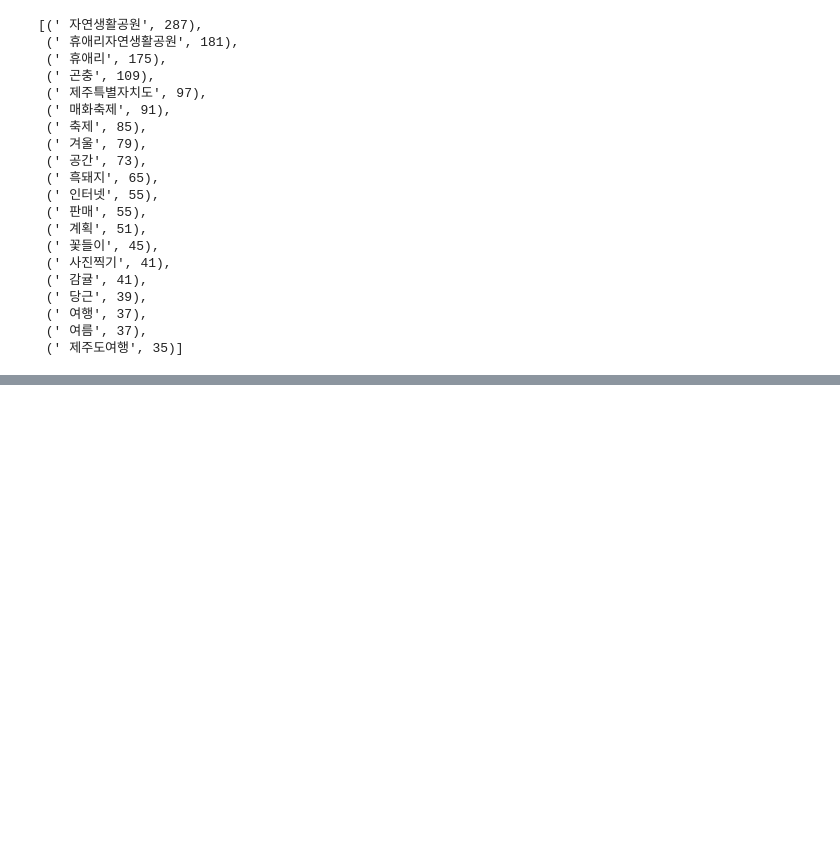
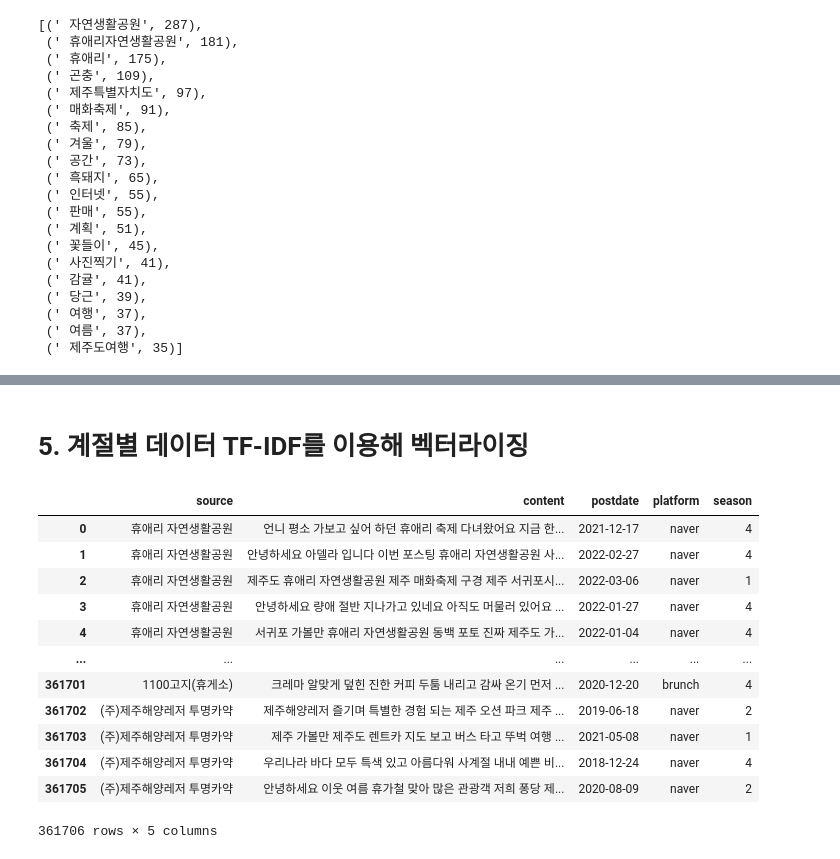
Before and after one commit to ukjinlee66/jeju_tourist_recommend, a Jupyter notebook: analysis/keybert_keyword.ipynb, the cells around one changed output, grey strips where cells are left out. Saved outputs shown, nothing was run; the diff lists cells and outputs as text; code cells hidden in the pictures; blank space fills up the shorter version.

```diff
--- a/analysis/keybert_keyword.ipynb
+++ b/analysis/keybert_keyword.ipynb
@@ -205,7 +201,7 @@ for i,doc in enumerate(doc_list):
 
 
     tokenized_doc = okt.pos(doc)
-    stop_word = ['있는','있고','있으니','입니다.','이렇게','있을']
+    stop_word = ['있는','있고','있으니','입니다.','이렇게','있을',source[0]]
     #print(tokenized_doc)
     tokenized_list = [w for w,t in tokenized_doc if  t not in ['Verb'] or w in stop_word]
 
@@ -232,4 +228,4 @@ for i,doc in enumerate(doc_list):
 # %%
 #df1.to_parquet("add_keyword.parquet",compression='gzip')
 # %%
-df = pd.read_parquet('add_keyword.parquet')
+keyword_df = pd.read_parquet('add_keyword.parquet')
@@ -273,2 +356,0 @@ df['postdate']= pd.to_datetime(df['postdate'],format='%Y/%m/%d')
-# %%
-df['quarter']=df['postdate'].dt.quarter
@@ -386,0 +414,26 @@ mmr(doc_embedding, candidate_embeddings, candidates, top_n=10, diversity=0.5)
+# %% [markdown]
+# 5. 계절별 데이터 TF-IDF를 이용해 벡터라이징
+# %%
+#df = pd.read_parquet('after_preprocessing.parquet')
+df['postdate']= pd.to_datetime(df['postdate'],format='%Y/%m/%d')
+df['season'] = df['postdate'].dt.month
+df.info()
+
+source = df['source'].unique()
+df
+# doc_list = df[df['source']==source[0]]['content']
+# doc_list
+# %% [output]
+|  | source | content | postdate | platform | season |
+| 0 | 휴애리 자연생활공원 | 언니 평소 가보고 싶어 하던 휴애리 축제 다녀왔어요 지금 한... | 2021-12-17 | naver | 4 |
+| 1 | 휴애리 자연생활공원 | 안녕하세요 아델라 입니다 이번 포스팅 휴애리 자연생활공원 사... | 2022-02-27 | naver | 4 |
+| 2 | 휴애리 자연생활공원 | 제주도 휴애리 자연생활공원 제주 매화축제 구경 제주 서귀포시... | 2022-03-06 | naver | 1 |
+| 3 | 휴애리 자연생활공원 | 안녕하세요 량애 절반 지나가고 있네요 아직도 머물러 있어요 ... | 2022-01-27 | naver | 4 |
+| 4 | 휴애리 자연생활공원 | 서귀포 가볼만 휴애리 자연생활공원 동백 포토 진짜 제주도 가... | 2022-01-04 | naver | 4 |
+| ... | ... | ... | ... | ... | ... |
+| 361701 | 1100고지(휴게소) | 크레마 알맞게 덮힌 진한 커피 두툼 내리고 감싸 온기 먼저 ... | 2020-12-20 | brunch | 4 |
+| 361702 | (주)제주해양레저 투명카약 | 제주해양레저 즐기며 특별한 경험 되는 제주 오션 파크 제주 ... | 2019-06-18 | naver | 2 |
+| 361703 | (주)제주해양레저 투명카약 | 제주 가볼만 제주도 렌트카 지도 보고 버스 타고 뚜벅 여행 ... | 2021-05-08 | naver | 1 |
+| 361704 | (주)제주해양레저 투명카약 | 우리나라 바다 모두 특색 있고 아름다워 사계절 내내 예쁜 비... | 2018-12-24 | naver | 4 |
+| 361705 | (주)제주해양레저 투명카약 | 안녕하세요 이웃 여름 휴가철 맞아 많은 관광객 저희 퐁당 제... | 2020-08-09 | naver | 2 |
+361706 rows × 5 columns
```
Also changed, not shown: parts of 39 cells of this notebook.
